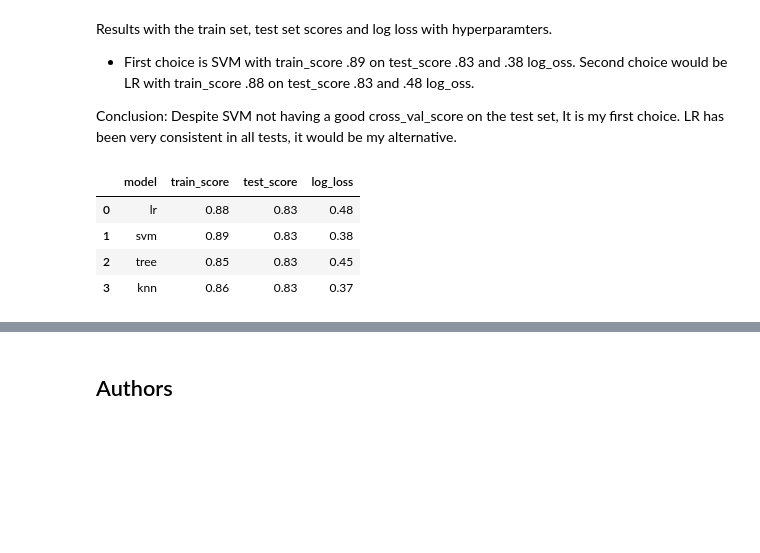
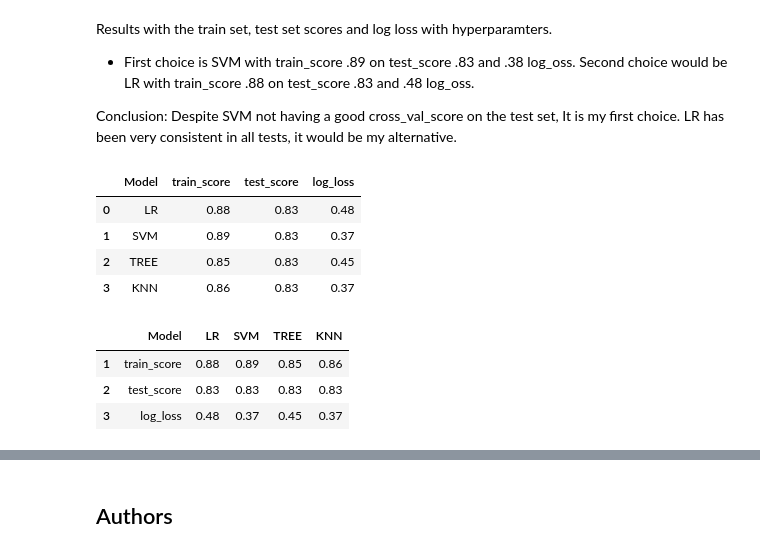
Before and after one commit to amroca79/IBM-Applied-Data-Science-Capstone, a Jupyter notebook: Falcon 9 First Stage Landing Prediction Lab.ipynb, the cells around one changed output, grey strips where cells are left out. Drawn from its saved outputs; the diff is of its cells as text; code cells hidden in the pictures; blank space fills up the shorter version.

```diff
--- a/Falcon 9 First Stage Landing Prediction Lab.ipynb
+++ b/Falcon 9 First Stage Landing Prediction Lab.ipynb
@@ -428,10 +438,10 @@ cross_val_function(x_test, y_test,10)
 # %% [markdown]
 The following lines of code are the actual results of the trained models with the hyperparameters:
 # %%
-lr_list = ['lr']
-svm_list = ['svm']
-tree_list = ['tree']
-knn_list = ['knn']
+lr_list = ['LR']
+svm_list = ['SVM']
+tree_list = ['TREE']
+knn_list = ['KNN']
 metod_list = []
 # %%
 lr_list.append(lr_train_score)
@@ -463,11 +473,21 @@ Results with the train set, test set scores and log loss with hyperparamters.
 Conclusion: Despite SVM not having a good cross_val_score on the test set, It is my first choice. LR has been very consistent in all tests, it would be my alternative.
 # %%
 metod_df = pd.DataFrame(metod_list).round(decimals=2)
-metod_df.columns = ['model', 'train_score', 'test_score', 'log_loss']
+metod_df.columns = ['Model', 'train_score', 'test_score', 'log_loss']
 metod_df
 # %% [output]
-|  | model | train_score | test_score | log_loss |
-| 0 | lr | 0.88 | 0.83 | 0.48 |
-| 1 | svm | 0.89 | 0.83 | 0.38 |
-| 2 | tree | 0.85 | 0.83 | 0.45 |
-| 3 | knn | 0.86 | 0.83 | 0.37 |
+|  | Model | train_score | test_score | log_loss |
+| 0 | LR | 0.88 | 0.83 | 0.48 |
+| 1 | SVM | 0.89 | 0.83 | 0.37 |
+| 2 | TREE | 0.85 | 0.83 | 0.45 |
+| 3 | KNN | 0.86 | 0.83 | 0.37 |
+# %%
+metod_copy = metod_df.copy()
+metod_copy = metod_copy.transpose().reset_index()
+metod_copy = metod_copy.rename(columns=metod_copy.iloc[0]).drop(metod_copy.index[0])
+metod_copy
+# %% [output]
+|  | Model | LR | SVM | TREE | KNN |
+| 1 | train_score | 0.88 | 0.89 | 0.85 | 0.86 |
+| 2 | test_score | 0.83 | 0.83 | 0.83 | 0.83 |
+| 3 | log_loss | 0.48 | 0.37 | 0.45 | 0.37 |
```
Also changed, not shown: parts of 7 cells of this notebook.
